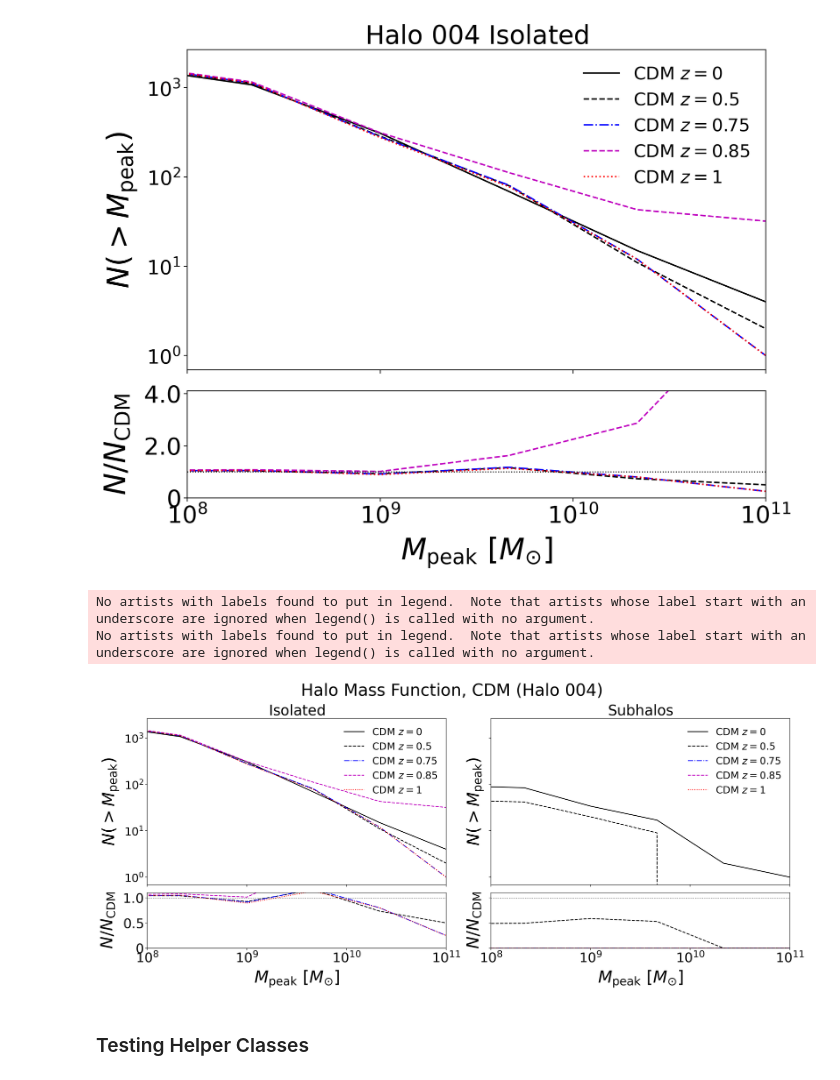
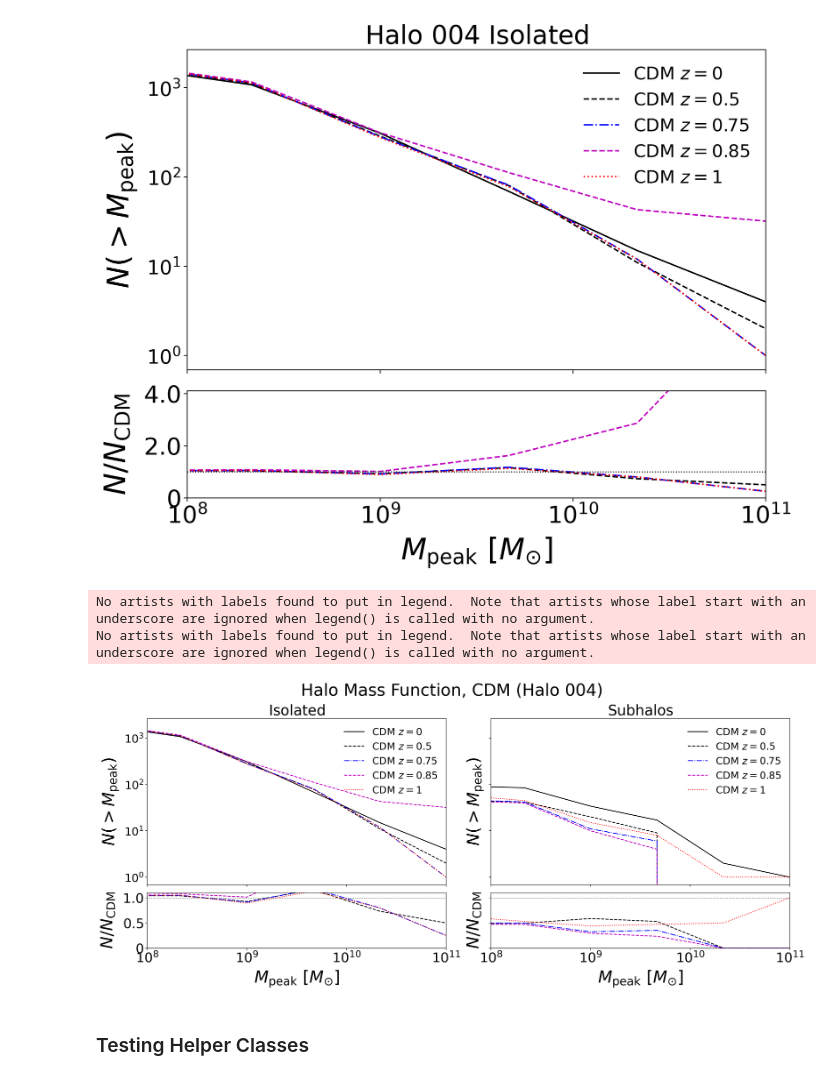
Before and after one commit to theotherlogan/nsbp-2023, a Jupyter notebook: notebooks/logan_week2.ipynb, the cells around one changed output. Cells and saved outputs as stored; diff of their text form; code cells hidden in the pictures.

Commit message:
updated WDM ratio plot, removed helper update (prev. commit)

```diff
--- a/notebooks/logan_week2.ipynb
+++ b/notebooks/logan_week2.ipynb
@@ -384,25 +384,25 @@ Repeat the comparisons above in other models. Does the SHMF evolve differently i
 # %%
 model='wdm_3/'
 
-hlist_dictionary = {
+hlist_dictionary_wdm = {
     float(hlist[6:-5]): hlist
     for hlist in np.sort(os.listdir(BASE_PATH + f'hlists_{model}/'))
     # for hlist in np.sort(os.listdir(BASE_PATH + halo_num + model + 'output/rockstar/hlists/'))
 }
 
 # scale factors
-scale_factors = np.array(list(hlist_dictionary.keys())) # list of scale factors
-scale_50 = scale_factors[np.argmin(np.abs(scale_factors-(.67)))] # closest to a = 1/1.5
-scale_75 = scale_factors[np.argmin(np.abs(scale_factors-(4.0/7.0)))] # closest to a = 4/7
-scale_85 = scale_factors[np.argmin(np.abs(scale_factors-0.54))] # closest to a = 1/1.85
-scale_1 = scale_factors[np.argmin(np.abs(scale_factors-0.5))] # closest to a = 0.58
+scale_factors_wdm = np.array(list(hlist_dictionary_wdm.keys())) # list of scale factors
+scale_50_wdm = scale_factors_wdm[np.argmin(np.abs(scale_factors_wdm-(.67)))] # closest to a = 1/1.5
+scale_75_wdm = scale_factors_wdm[np.argmin(np.abs(scale_factors_wdm-(4.0/7.0)))] # closest to a = 4/7
+scale_85_wdm = scale_factors_wdm[np.argmin(np.abs(scale_factors_wdm-0.54))] # closest to a = 1/1.85
+scale_1_wdm = scale_factors_wdm[np.argmin(np.abs(scale_factors_wdm-0.5))] # closest to a = 0.58
 
 # data
 halos_wdm, subhalos_wdm = load_sim_data(1.00000, hlist_dictionary, sim_data[halo_num[:-1]][model[:-1]][0], 'wdm_3')
-halos_z_50_wdm, subhalos_z_50_wdm = load_sim_data(scale_50, hlist_dictionary, sim_data[halo_num[:-1]][model[:-1]][0], 'wdm_3')
-halos_z_75_wdm, subhalos_z_75_wdm = load_sim_data(scale_75, hlist_dictionary, sim_data[halo_num[:-1]][model[:-1]][0], 'wdm_3')
-halos_z_85_wdm, subhalos_z_85_wdm = load_sim_data(scale_85, hlist_dictionary, sim_data[halo_num[:-1]][model[:-1]][0], 'wdm_3')
-halos_z_1_wdm, subhalos_z_1_wdm = load_sim_data(scale_1, hlist_dictionary, sim_data[halo_num[:-1]][model[:-1]][0], 'wdm_3')
+halos_z_50_wdm, subhalos_z_50_wdm = load_sim_data(scale_50_wdm, hlist_dictionary, sim_data[halo_num[:-1]][model[:-1]][0], 'wdm_3')
+halos_z_75_wdm, subhalos_z_75_wdm = load_sim_data(scale_75_wdm, hlist_dictionary, sim_data[halo_num[:-1]][model[:-1]][0], 'wdm_3')
+halos_z_85_wdm, subhalos_z_85_wdm = load_sim_data(scale_85_wdm, hlist_dictionary, sim_data[halo_num[:-1]][model[:-1]][0], 'wdm_3')
+halos_z_1_wdm, subhalos_z_1_wdm = load_sim_data(scale_1_wdm, hlist_dictionary, sim_data[halo_num[:-1]][model[:-1]][0], 'wdm_3')
 
 #......... plotting again!
 
@@ -537,6 +537,8 @@ Repeat the HMF comparison at different redshifts for *isolated* halos. How does
 TODO: start here after meeting with Vera/lunch
 let's look at z = 0.75 and z = 1 (maybe add more redshifts later on).
 '''
+
+model = 'cdm/'
 
 scale_75 = scale_factors[np.argmin(np.abs(scale_factors-(4.0/7.0)))] # closest to a = 4/7
 scale_85 = scale_factors[np.argmin(np.abs(scale_factors-0.54))] # closest to a = 1/1.85
@@ -792,7 +794,7 @@ ax[0][1].plot(CDM8K_base_z_75[1:], len(subhalos_z_75['Mpeak'][dist_ind_cdm_z_75]
 dist_ind_cdm_z_85 = subhalos_z_85['Mvir']/0.7 > 1.2e8
 
 CDM8K_values_z_85, CDM8K_base_z_85 = np.histogram(np.log10(subhalos_z_85['Mpeak'][dist_ind_cdm_z_85]/0.7), bins=bins)
-CDM8K_cumulative_z_85 = np.cumsum(CDM8K_values_z_75)
+CDM8K_cumulative_z_85 = np.cumsum(CDM8K_values_z_85)
 
 ax[0][1].plot(CDM8K_base_z_85[1:], len(subhalos_z_85['Mpeak'][dist_ind_cdm_z_85])-CDM8K_cumulative_z_85,
            'm--',label='$\mathrm{CDM}\ z=0.85$')
@@ -826,34 +828,34 @@ ax[1][1].plot(CDM8K_base[1:], (1.*len(subhalos_z_1['Mpeak'][dist_ind_cdm_z_1])-C
 ###
 
 ax[0][1].set_title(r'$\mathrm{Subhalos}$',fontsize=26)
 ax[0][1].set_yscale('log')
 ax[0][1].set_yticks([1,10,100,1000])
 ax[0][1].set_yticklabels([r'$10^0$',r'$10^1$',r'$10^2$',r'$10^3$'], fontsize=20)
 ax[0][1].legend(loc=1, ncol=1, prop={'size':18}, frameon=False)
 ax[0][1].set_ylabel(r'$N(>M_{\rm{peak}})$',fontsize=30,labelpad=8)
 ax[0][1].minorticks_off()
 ax[0][1].set_xlim(8,11)
 
 ax[1][1].set_xticks([8,9,10,11])
 ax[1][1].set_xticklabels([r'$10^8$',r'$10^9$',r'$10^{10}$',r'$10^{11}$'], fontsize=24)
 ax[1][1].set_ylim(0,1.1)
 ax[1][1].set_yticks([0,0.5,1.0])
 ax[1][1].set_yticklabels([r'$0$',r'$0.5$',r'$1.0$'], fontsize=24)
 ax[1][1].set_xlabel(r'$M_{\rm{peak}}\ [M_{\mathrm{\odot}}]$',fontsize=30,labelpad=8)
 ax[1][1].set_ylabel(r'$N/N_{\rm{CDM}}$', fontsize=30, labelpad=12)
 ax[1][1].tick_params(axis='x', which='minor', bottom=False)
 ax[1][1].legend(loc=4,fontsize=16, frameon=False)
 ax[1][1].minorticks_off()
 
 ###
 
 plt.suptitle('Halo Mass Function, CDM (Halo 004)', fontsize=30)
 plt.tight_layout()
 plt.show()
 # %% [output]
 No artists with labels found to put in legend.  Note that artists whose label start with an underscore are ignored when legend() is called with no argument.
 No artists with labels found to put in legend.  Note that artists whose label start with an underscore are ignored when legend() is called with no argument.
-[figure, old version]
+[figure, new version]
 # %% [markdown]
 ### Testing Helper Classes
 # %%
```
Also changed, not shown: parts of 2 cells of this notebook, 2 other files.
